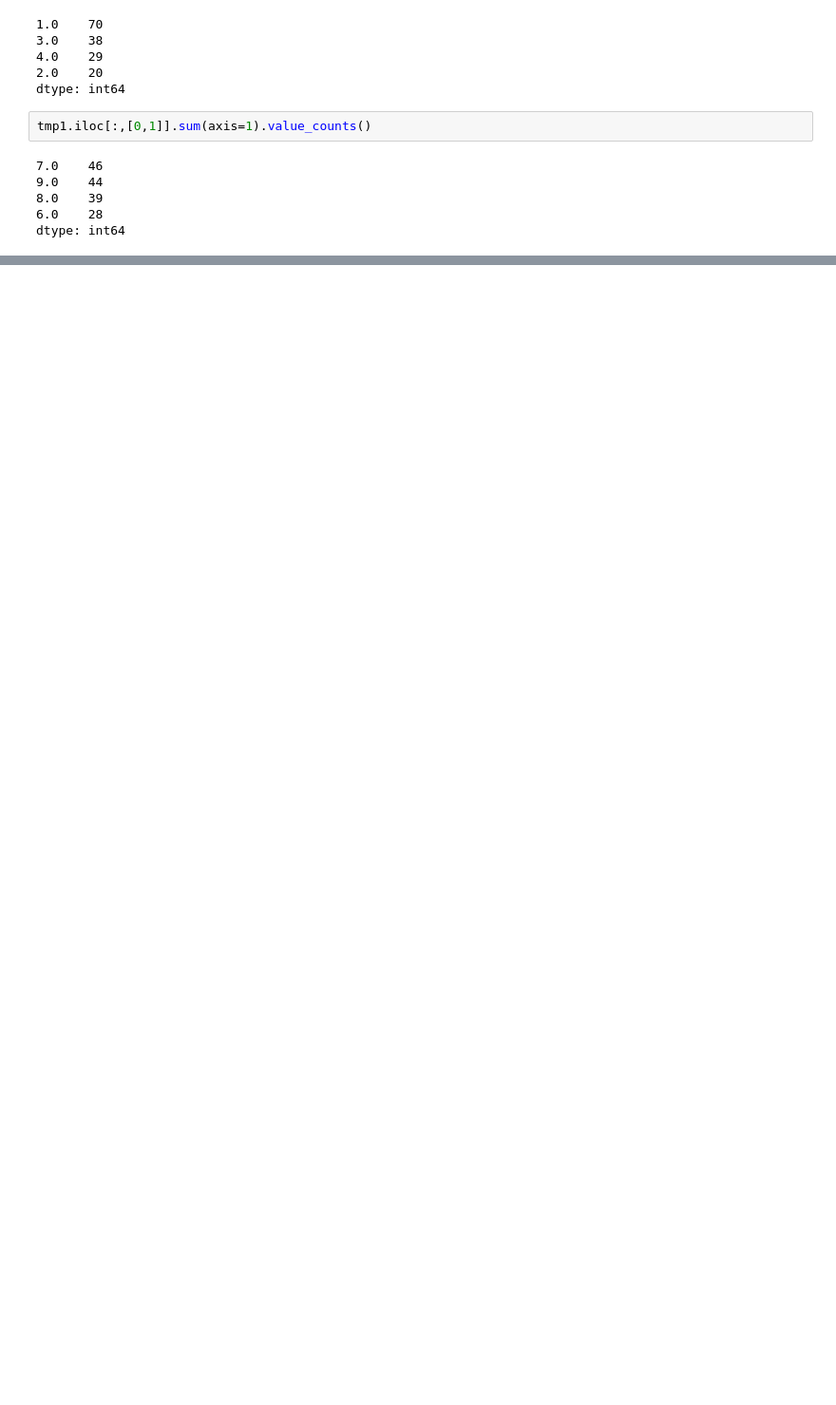
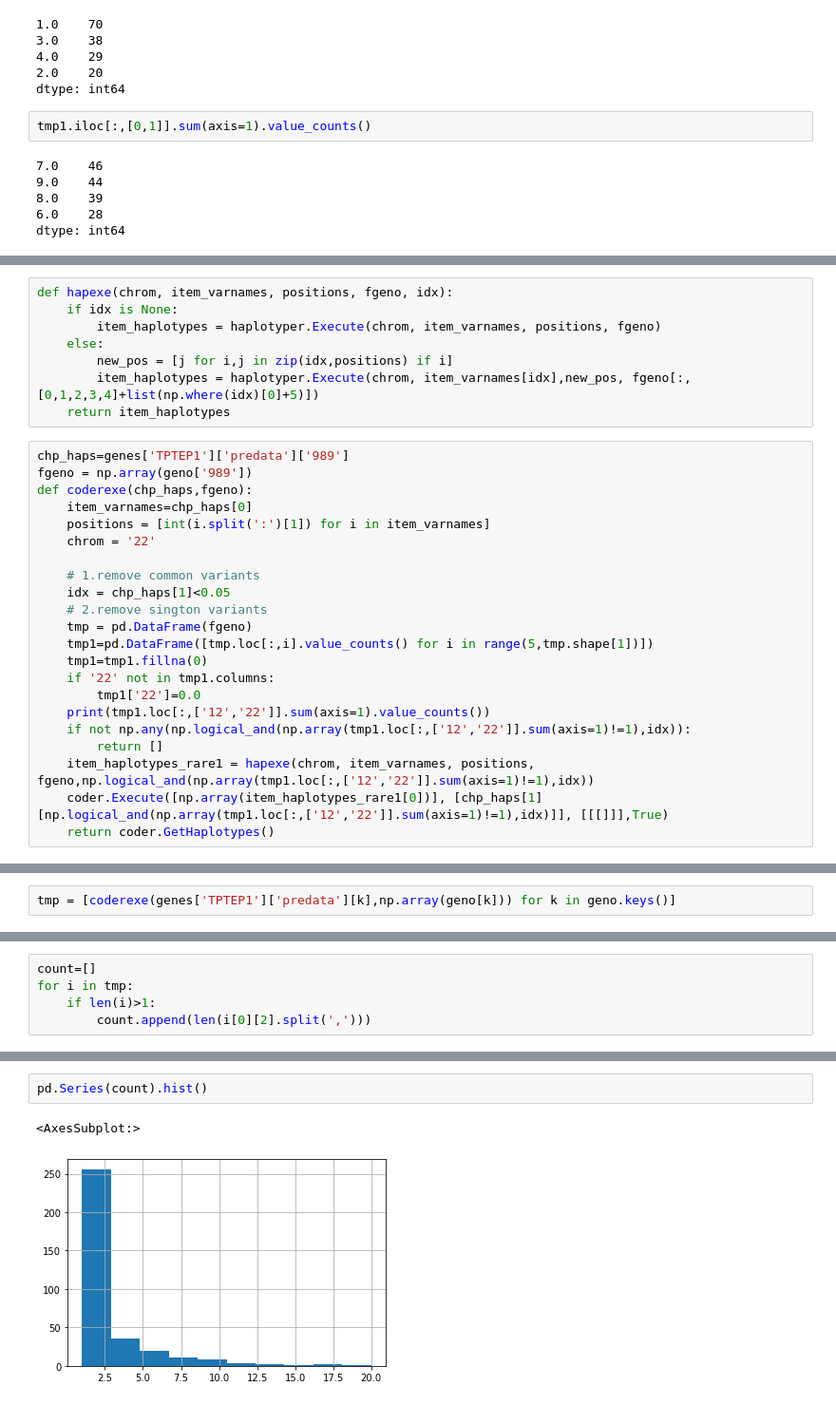
Before and after one commit to gaow/SEQLinkage, a Jupyter notebook: nbs/11_CHP_marker.ipynb, the cells around one changed output, grey strips where cells are left out. Shown at 95% size. Cells and saved outputs as stored; diff of their text form; blank space fills up the shorter version.

```diff
--- a/nbs/11_CHP_marker.ipynb
+++ b/nbs/11_CHP_marker.ipynb
@@ -344,0 +373,30 @@ coder.GetHaplotypes()
+# %%
+def hapexe(chrom, item_varnames, positions, fgeno, idx):
+    if idx is None:
+        item_haplotypes = haplotyper.Execute(chrom, item_varnames, positions, fgeno)
+    else:
+        new_pos = [j for i,j in zip(idx,positions) if i]
+        item_haplotypes = haplotyper.Execute(chrom, item_varnames[idx],new_pos, fgeno[:,[0,1,2,3,4]+list(np.where(idx)[0]+5)])
+    return item_haplotypes
+# %%
+chp_haps=genes['TPTEP1']['predata']['989']
+fgeno = np.array(geno['989'])
+def coderexe(chp_haps,fgeno):
+    item_varnames=chp_haps[0]
+    positions = [int(i.split(':')[1]) for i in item_varnames]
+    chrom = '22'
+
+    # 1.remove common variants
+    idx = chp_haps[1]<0.05
+    # 2.remove sington variants
+    tmp = pd.DataFrame(fgeno)
+    tmp1=pd.DataFrame([tmp.loc[:,i].value_counts() for i in range(5,tmp.shape[1])])
+    tmp1=tmp1.fillna(0)
+    if '22' not in tmp1.columns:
+        tmp1['22']=0.0
+    print(tmp1.loc[:,['12','22']].sum(axis=1).value_counts())
+    if not np.any(np.logical_and(np.array(tmp1.loc[:,['12','22']].sum(axis=1)!=1),idx)):
+        return []
+    item_haplotypes_rare1 = hapexe(chrom, item_varnames, positions, fgeno,np.logical_and(np.array(tmp1.loc[:,['12','22']].sum(axis=1)!=1),idx))
+    coder.Execute([np.array(item_haplotypes_rare1[0])], [chp_haps[1][np.logical_and(np.array(tmp1.loc[:,['12','22']].sum(axis=1)!=1),idx)]], [[[]]],True)
+    return coder.GetHaplotypes()
@@ -344,0 +424,2 @@ coder.GetHaplotypes()
+# %%
+tmp = [coderexe(genes['TPTEP1']['predata'][k],np.array(geno[k])) for k in geno.keys()]
@@ -344,0 +456,5 @@ coder.GetHaplotypes()
+# %%
+count=[]
+for i in tmp:
+    if len(i)>1:
+        count.append(len(i[0][2].split(',')))
@@ -344,0 +505,5 @@ coder.GetHaplotypes()
+# %%
+pd.Series(count).hist()
+# %% [output]
+<AxesSubplot:>
+[figure, added]
```
Also changed, not shown: parts of 38 cells of this notebook, 13 other files.
